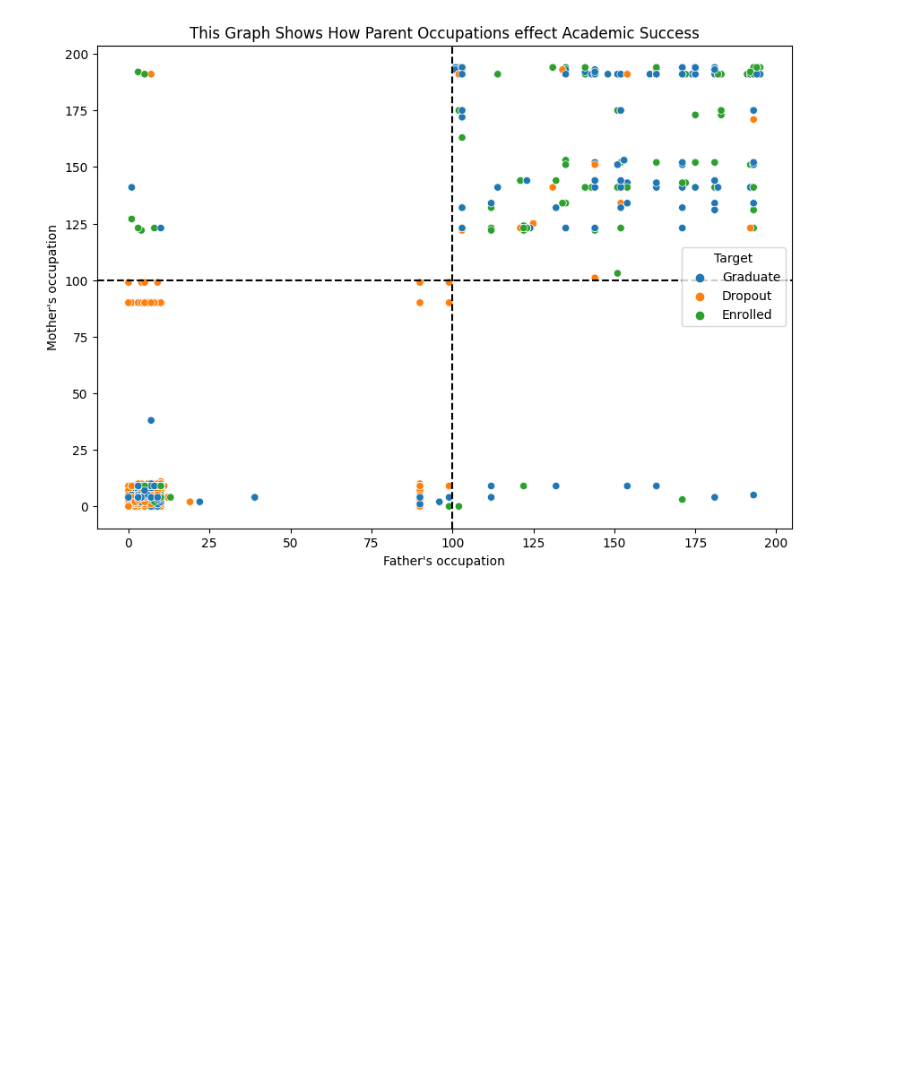
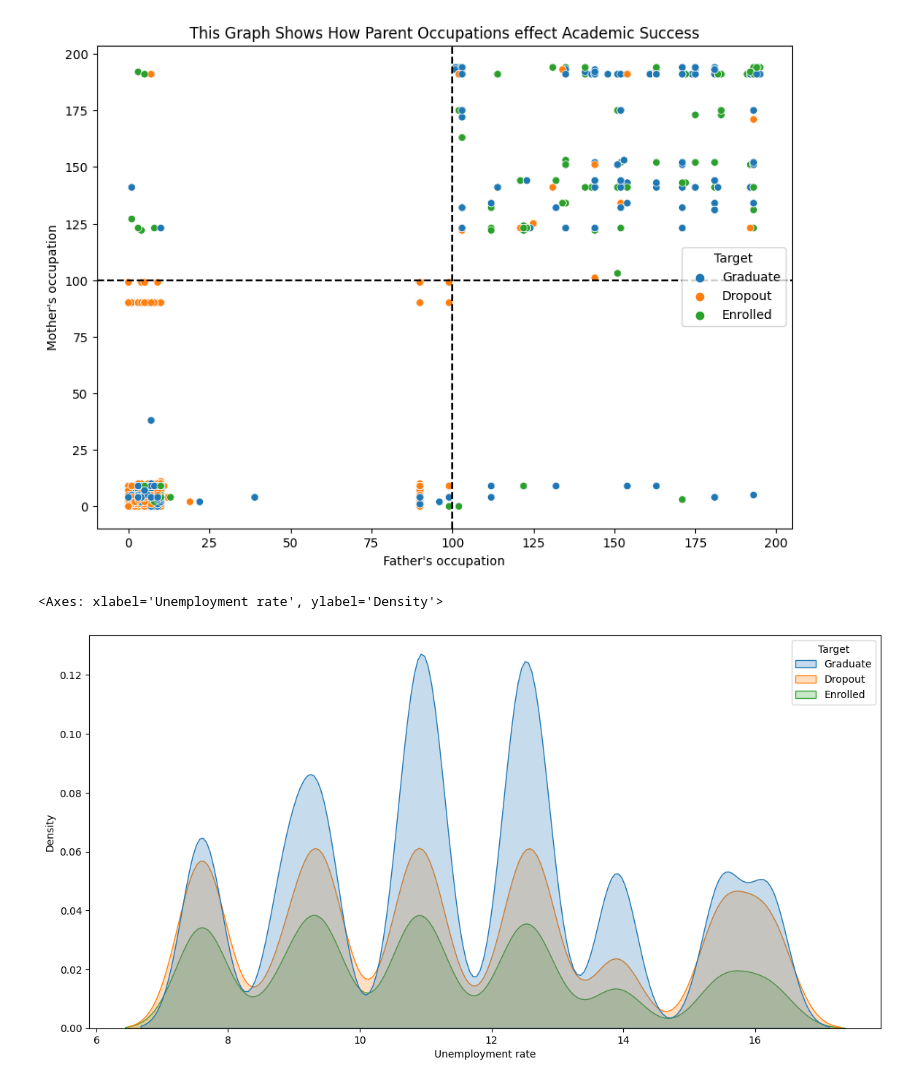
Before and after one commit to junaidulhassan/My-All-Kaggle-Jupyter-Notebooks, a Jupyter notebook: Academic Success Evaluation | Data Analysis/notebook.ipynb, the cells around one changed output. Cells and saved outputs as stored; diff of their text form; code cells hidden in the pictures; blank space fills up the shorter version.

```diff
--- a/Academic Success Evaluation | Data Analysis/notebook.ipynb
+++ b/Academic Success Evaluation | Data Analysis/notebook.ipynb
@@ -133,3 +133,13 @@ plt.axvline(x=100, linestyle='--',color='black')
 plt.show()
 # %% [output]
 [figure]
+# %%
+plt.figure(figsize=(14,7))
+sns.kdeplot(
+    x = train_df['Unemployment rate'],
+    hue = train_df['Target'],
+    fill=True
+)
+# %% [output]
+<Axes: xlabel='Unemployment rate', ylabel='Density'>
+[figure, added]
```
